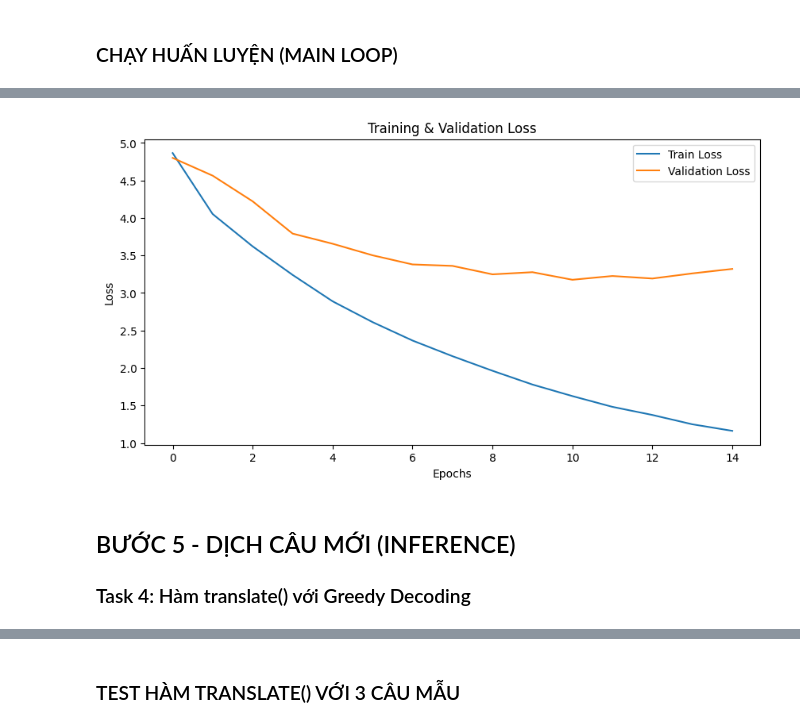
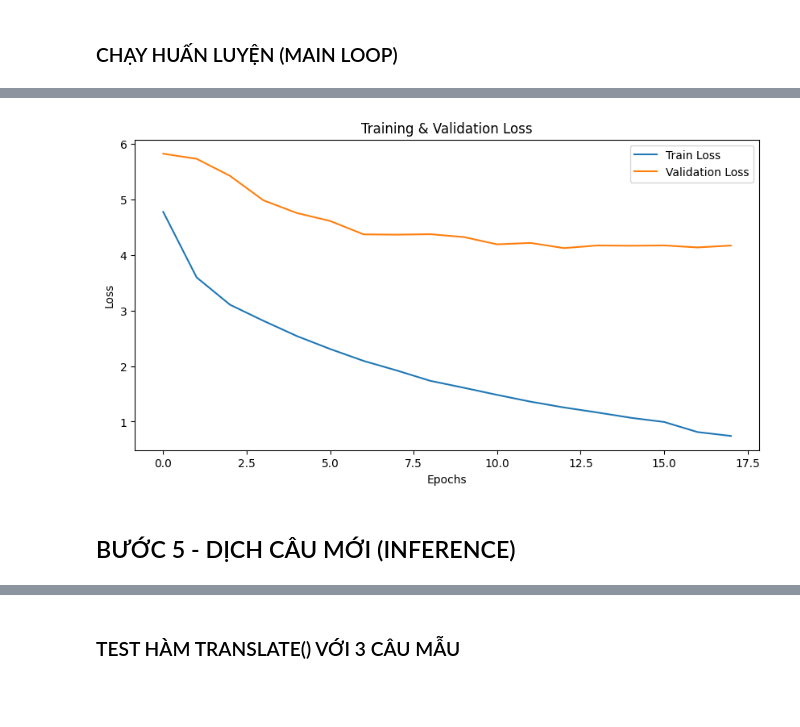
Before and after one commit to iamqthanq/NLP_CUOIKY, a Jupyter notebook: NLP_Do_An_EnFr_Translation.ipynb, the cells around one changed output, grey strips where cells are left out. Cells and saved outputs as stored; diff of their text form; code cells hidden in the pictures; blank space fills up the shorter version.

```diff
--- a/NLP_Do_An_EnFr_Translation.ipynb
+++ b/NLP_Do_An_EnFr_Translation.ipynb
@@ -1064,8 +892,16 @@ Mô hình có 17,606,416 tham số train được
 import time
 import math
 
+# ✅ Hàm tính teacher forcing ratio theo epoch (Scheduled Sampling)
+def get_teacher_forcing_ratio(epoch, start=0.9, end=0.5, total_epochs=20):
+    """
+    Giảm dần teacher forcing ratio theo epoch
+    Epoch 0: 0.9 → Epoch 19: 0.5
+    """
+    return start - (start - end) * (epoch / total_epochs)
+
 # Hàm Train 1 epoch
-def train(model, iterator, optimizer, criterion, clip):
+def train(model, iterator, optimizer, criterion, clip, teacher_forcing_ratio):
     model.train()
     epoch_loss = 0
 
@@ -1075,8 +911,8 @@ def train(model, iterator, optimizer, criterion, clip):
 
         optimizer.zero_grad()
 
-        # Forward pass
-        output = model(src, src_len, tgt, TEACHER_FORCING_RATIO)
+        # Forward pass với teacher forcing ratio
+        output = model(src, src_len, tgt, teacher_forcing_ratio)
         # output: [batch_size, tgt_len, output_dim]
         # tgt: [batch_size, tgt_len]
 
@@ -1092,7 +928,7 @@ def train(model, iterator, optimizer, criterion, clip):
         # Backward
         loss.backward()
 
-        # Gradient clipping (tránh bùng nổ gradient trong LSTM)
+        # ✅ Gradient clipping (tránh bùng nổ gradient trong LSTM)
         torch.nn.utils.clip_grad_norm_(model.parameters(), clip)
 
         optimizer.step()
@@ -1129,15 +965,19 @@ def epoch_time(start_time, end_time):
 # %% [markdown]
 ### CHẠY HUẤN LUYỆN (MAIN LOOP)
 # %%
-# ============ RUN TRAINING VỚI EARLY STOPPING ============
+# ============ RUN TRAINING VỚI EARLY STOPPING + SCHEDULER ============
 N_EPOCHS = NUM_EPOCHS
-CLIP = 1
+CLIP = GRADIENT_CLIP
 
 best_valid_loss = float('inf')
-patience_counter = 0           # Biến đếm số lần không cải thiện
-patience_limit = EARLY_STOPPING_PATIENCE # Lấy từ config của Thắng (bằng 3)
+patience_counter = 0
+patience_limit = EARLY_STOPPING_PATIENCE
 
-print(f"Bắt đầu huấn luyện {N_EPOCHS} epochs với Early Stopping (patience={patience_limit})...")
+print(f"🚀 Bắt đầu huấn luyện {N_EPOCHS} epochs với:")
+print(f"   - Early Stopping (patience={patience_limit})")
+print(f"   - LR Scheduler (patience=2, factor=0.5)")
+print(f"   - Scheduled Sampling (TF: 0.9→0.5)")
+print(f"   - Gradient Clipping (max_norm={CLIP})")
 print("-" * 60)
 
 train_losses = []
@@ -1146,8 +986,14 @@ valid_losses = []
 for epoch in range(N_EPOCHS):
     start_time = time.time()
 
-    train_loss = train(model, train_loader, optimizer, criterion, CLIP)
+    # ✅ Scheduled Sampling: Teacher forcing giảm dần
+    tf_ratio = get_teacher_forcing_ratio(epoch, start=0.9, end=0.5, total_epochs=N_EPOCHS)
+
+    train_loss = train(model, train_loader, optimizer, criterion, CLIP, tf_ratio)
     valid_loss = evaluate(model, val_loader, criterion)
+
+    # ✅ Scheduler step
+    scheduler.step(valid_loss)
 
     end_time = time.time()
     epoch_mins, epoch_secs = epoch_time(start_time, end_time)
@@ -1159,24 +1005,24 @@ for epoch in range(N_EPOCHS):
     if valid_loss < best_valid_loss:
         best_valid_loss = valid_loss
         torch.save(model.state_dict(), CHECKPOINT_DIR / 'best_model.pth')
-        patience_counter = 0  # Reset biến đếm vì đã tìm thấy model tốt hơn
-        save_msg = "--> Saved Best Model"
+        patience_counter = 0
+        save_msg = "✅ Saved Best Model"
     else:
-        patience_counter += 1 # Tăng biến đếm vì model không tốt hơn
-        save_msg = f"| Patience: {patience_counter}/{patience_limit}"
+        patience_counter += 1
+        save_msg = f"⏳ Patience: {patience_counter}/{patience_limit}"
 
-    print(f'Epoch: {epoch+1:02} | Time: {epoch_mins}m {epoch_secs}s')
+    print(f'Epoch: {epoch+1:02} | Time: {epoch_mins}m {epoch_secs}s | TF: {tf_ratio:.2f}')
     print(f'\tTrain Loss: {train_loss:.3f} | Train PPL: {math.exp(train_loss):7.3f}')
-    print(f'\t Val. Loss: {valid_loss:.3f} |  Val. PPL: {math.exp(valid_loss):7.3f} {save_msg}')
+    print(f'\t Val. Loss: {valid_loss:.3f} |  Val. PPL: {math.exp(valid_loss):7.3f} | {save_msg}')
 
     # Kiểm tra điều kiện dừng
     if patience_counter >= patience_limit:
         print("-" * 60)
-        print(f"DỪNG SỚM (Early Stopping) vì val_loss không giảm sau {patience_limit} epoch.")
+        print(f"🛑 DỪNG SỚM (Early Stopping) vì val_loss không giảm sau {patience_limit} epoch.")
         break
 
 print("-" * 60)
-print("Huấn luyện hoàn tất!")
+print("✅ Huấn luyện hoàn tất!")
 
 # Vẽ biểu đồ
 import matplotlib.pyplot as plt
@@ -1209,8 +1055,6 @@ Huấn luyện hoàn tất!
-[figure, old version]
+[figure, new version]
 # %% [markdown]
 ## BƯỚC 5 - DỊCH CÂU MỚI (INFERENCE)
-
-### Task 4: Hàm translate() với Greedy Decoding
 # %%
 def translate(sentence, model, src_vocab, tgt_vocab, device, max_len=50):
     """
```
Also changed, not shown: parts of 47 cells of this notebook, 23 other files.
